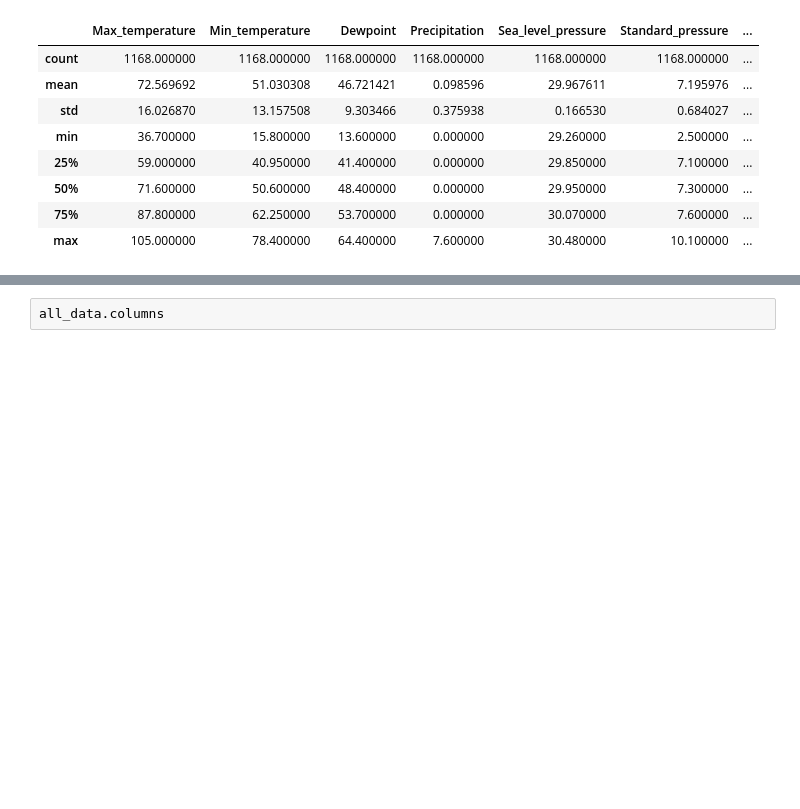
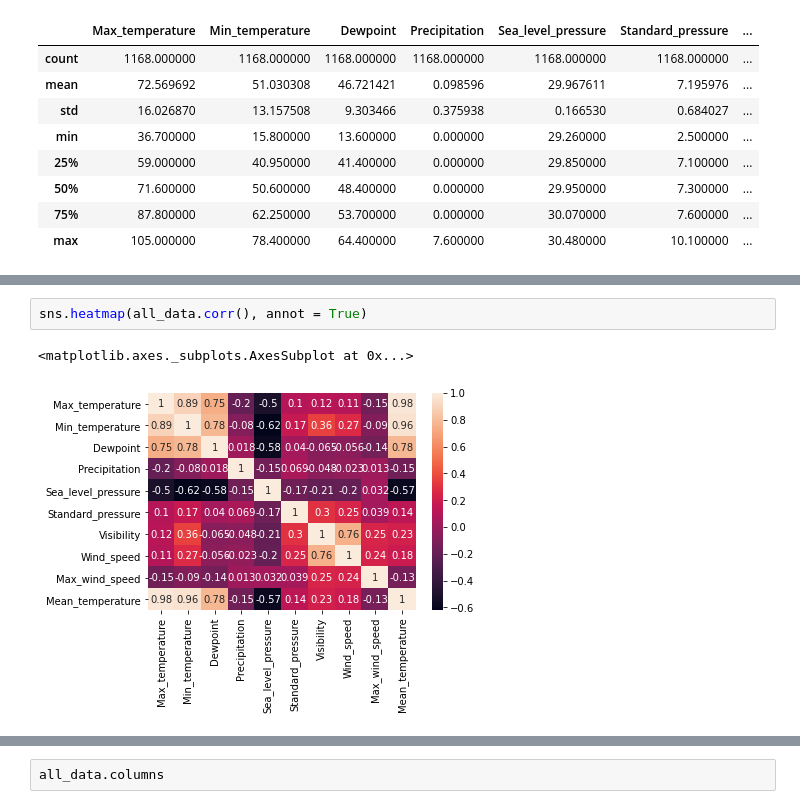
Before and after one commit to andreidore/aicrowd_practice, a Jupyter notebook: tmpmn.ipynb, the cells around one changed output, grey strips where cells are left out. Drawn from its saved outputs; the diff is of its cells as text; blank space fills up the shorter version.

```diff
--- a/tmpmn.ipynb
+++ b/tmpmn.ipynb
@@ -77,0 +65,5 @@ all_data.corr()
+# %%
+sns.heatmap(all_data.corr(), annot = True)
+# %% [output]
+<matplotlib.axes._subplots.AxesSubplot at 0x...>
+[figure, added]
```
Also changed, not shown: parts of 11 cells of this notebook.
